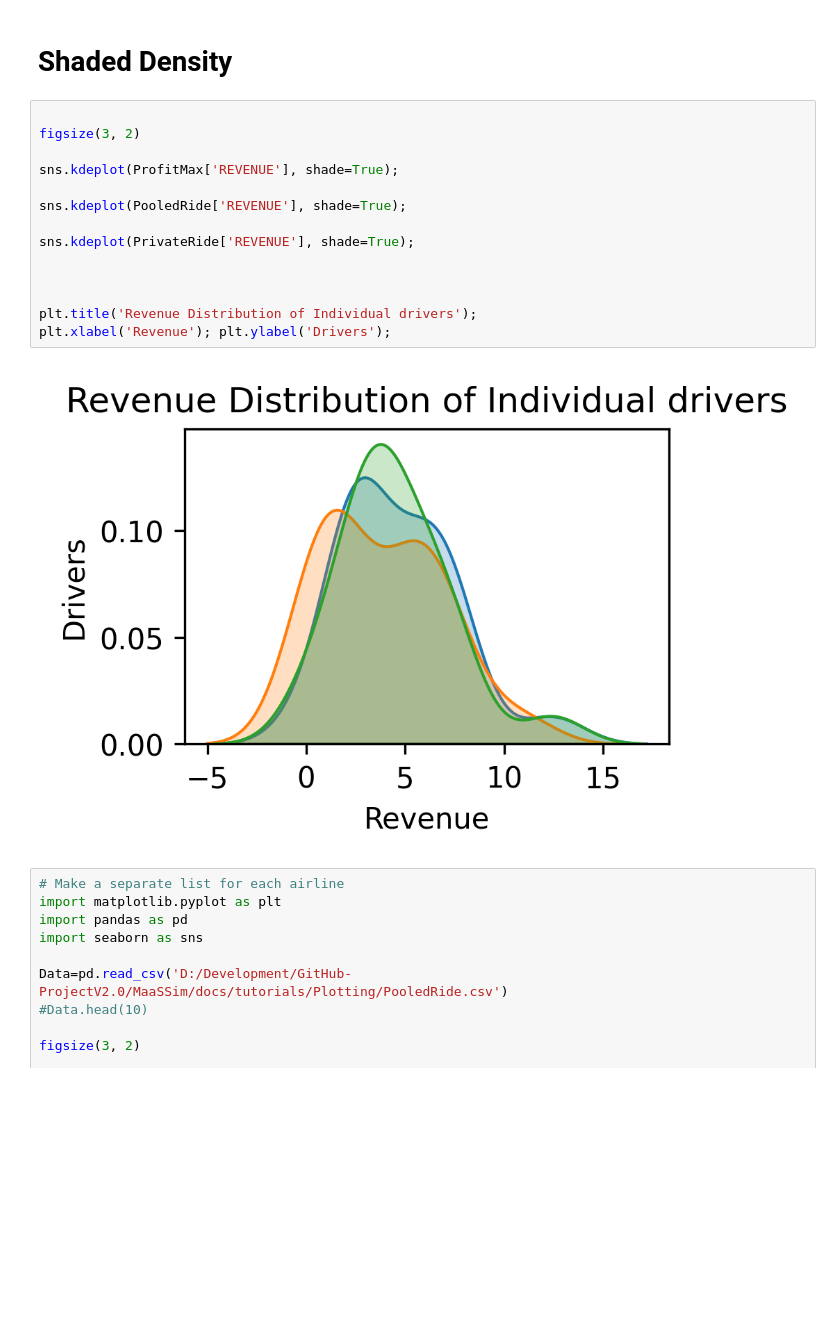
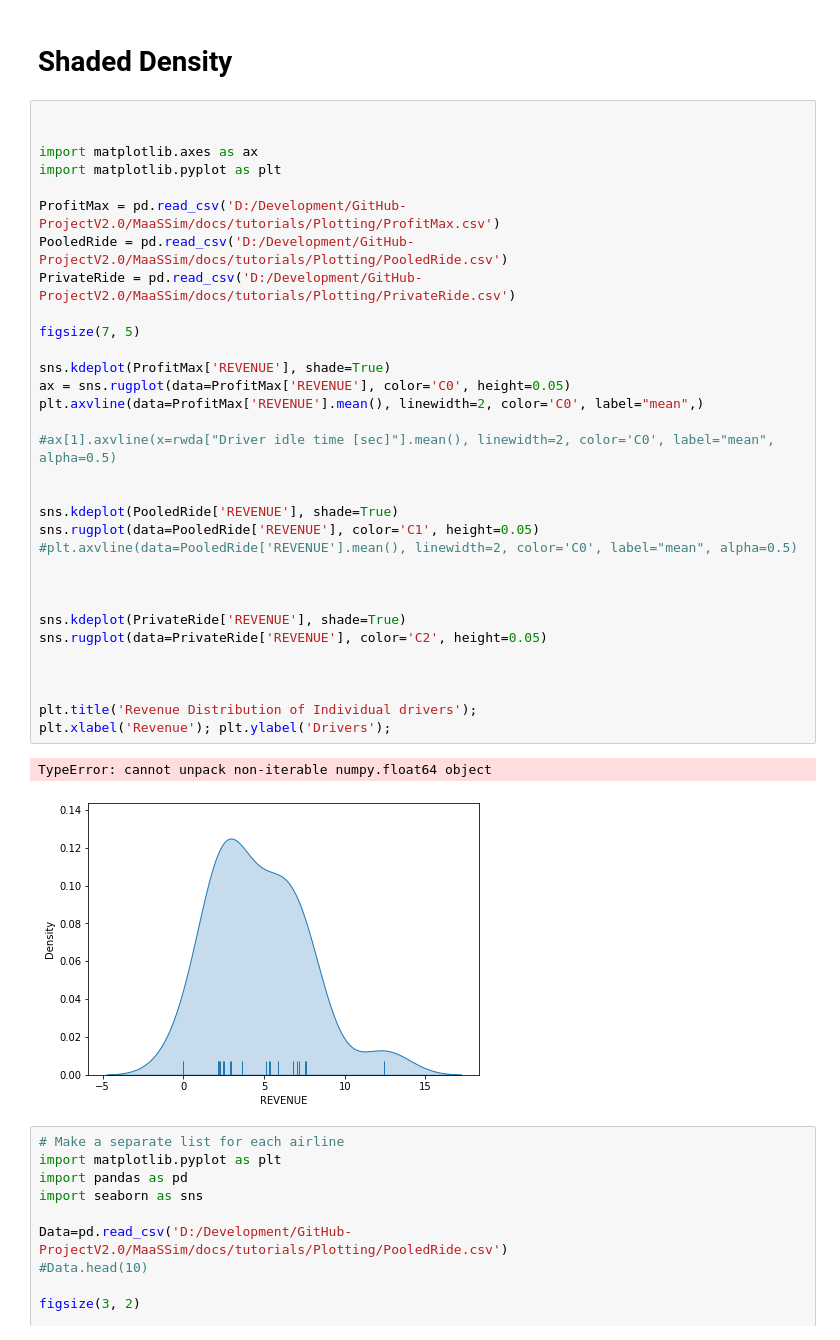
Before and after one commit to Jagiellonian-University/MaaSSim, a Jupyter notebook: docs/tutorials/Plotting/Plotting.ipynb, the cells around one changed output. Cells and saved outputs as stored; diff of their text form; blank space fills up the shorter version.

```diff
--- a/docs/tutorials/Plotting/Plotting.ipynb
+++ b/docs/tutorials/Plotting/Plotting.ipynb
@@ -127,20 +127,39 @@ plt.xlabel('Revenue'); plt.ylabel('Drivers');
 # Shaded Density
 # %%
 
-figsize(3, 2)
 
-sns.kdeplot(ProfitMax['REVENUE'], shade=True);
+import matplotlib.axes as ax
+import matplotlib.pyplot as plt
 
-sns.kdeplot(PooledRide['REVENUE'], shade=True);
+ProfitMax = pd.read_csv('D:/Development/GitHub-ProjectV2.0/MaaSSim/docs/tutorials/Plotting/ProfitMax.csv')
+PooledRide = pd.read_csv('D:/Development/GitHub-ProjectV2.0/MaaSSim/docs/tutorials/Plotting/PooledRide.csv')
+PrivateRide = pd.read_csv('D:/Development/GitHub-ProjectV2.0/MaaSSim/docs/tutorials/Plotting/PrivateRide.csv')
 
-sns.kdeplot(PrivateRide['REVENUE'], shade=True);
+figsize(7, 5)
+
+sns.kdeplot(ProfitMax['REVENUE'], shade=True)
+ax = sns.rugplot(data=ProfitMax['REVENUE'], color='C0', height=0.05)
+plt.axvline(data=ProfitMax['REVENUE'].mean(), linewidth=2, color='C0', label="mean",)
+
+#ax[1].axvline(x=rwda["Driver idle time [sec]"].mean(), linewidth=2, color='C0', label="mean", alpha=0.5)
+
+
+sns.kdeplot(PooledRide['REVENUE'], shade=True)
+sns.rugplot(data=PooledRide['REVENUE'], color='C1', height=0.05)
+#plt.axvline(data=PooledRide['REVENUE'].mean(), linewidth=2, color='C0', label="mean", alpha=0.5)
+
+
+
+sns.kdeplot(PrivateRide['REVENUE'], shade=True)
+sns.rugplot(data=PrivateRide['REVENUE'], color='C2', height=0.05)
 
 
 
 plt.title('Revenue Distribution of Individual drivers');
 plt.xlabel('Revenue'); plt.ylabel('Drivers');
 # %% [output]
+TypeError: cannot unpack non-iterable numpy.float64 object
-[figure, old version]
+[figure, new version]
 # %%
 # Make a separate list for each airline
 import matplotlib.pyplot as plt
```
Also changed, not shown: 19 other files.
